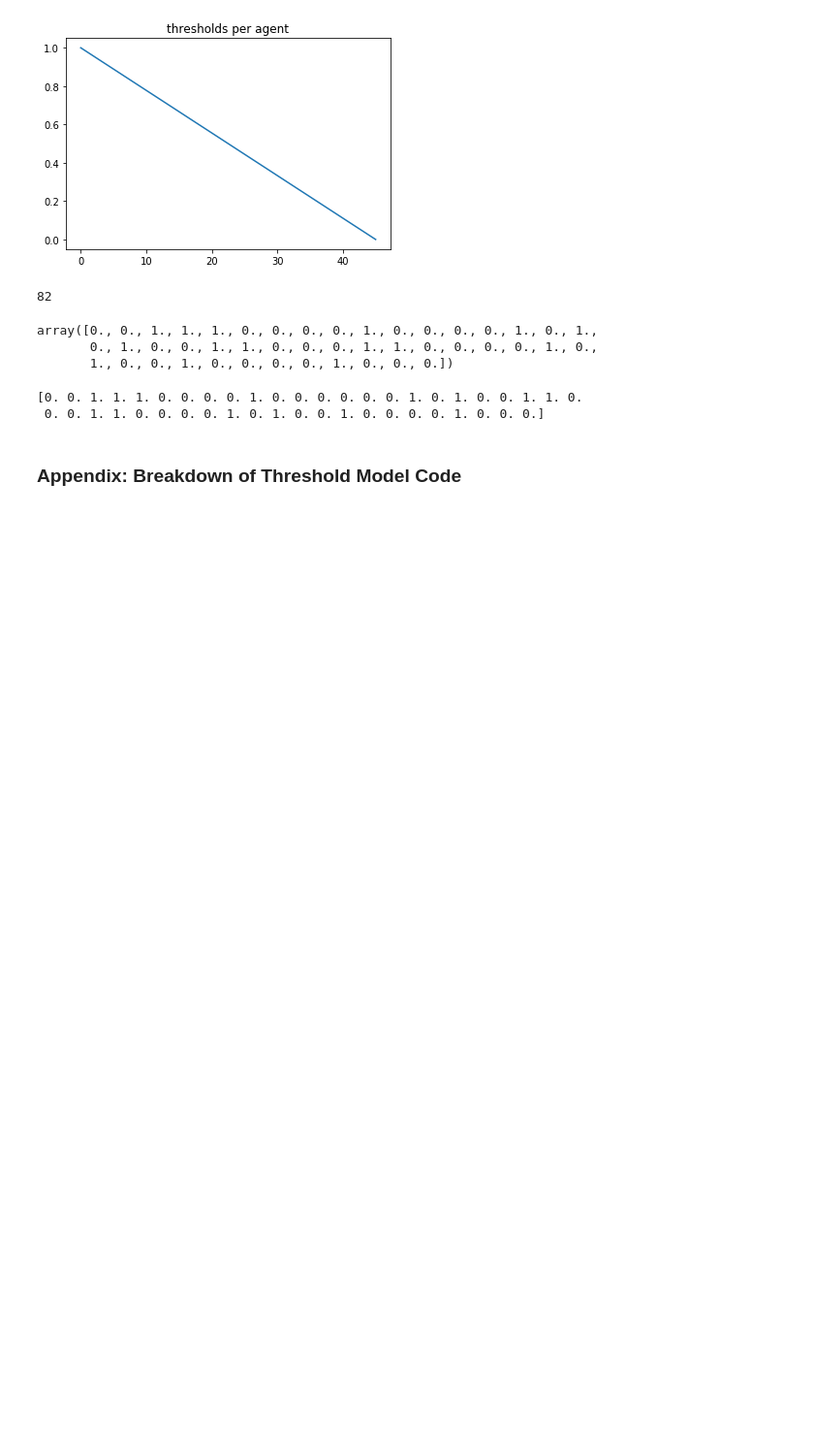
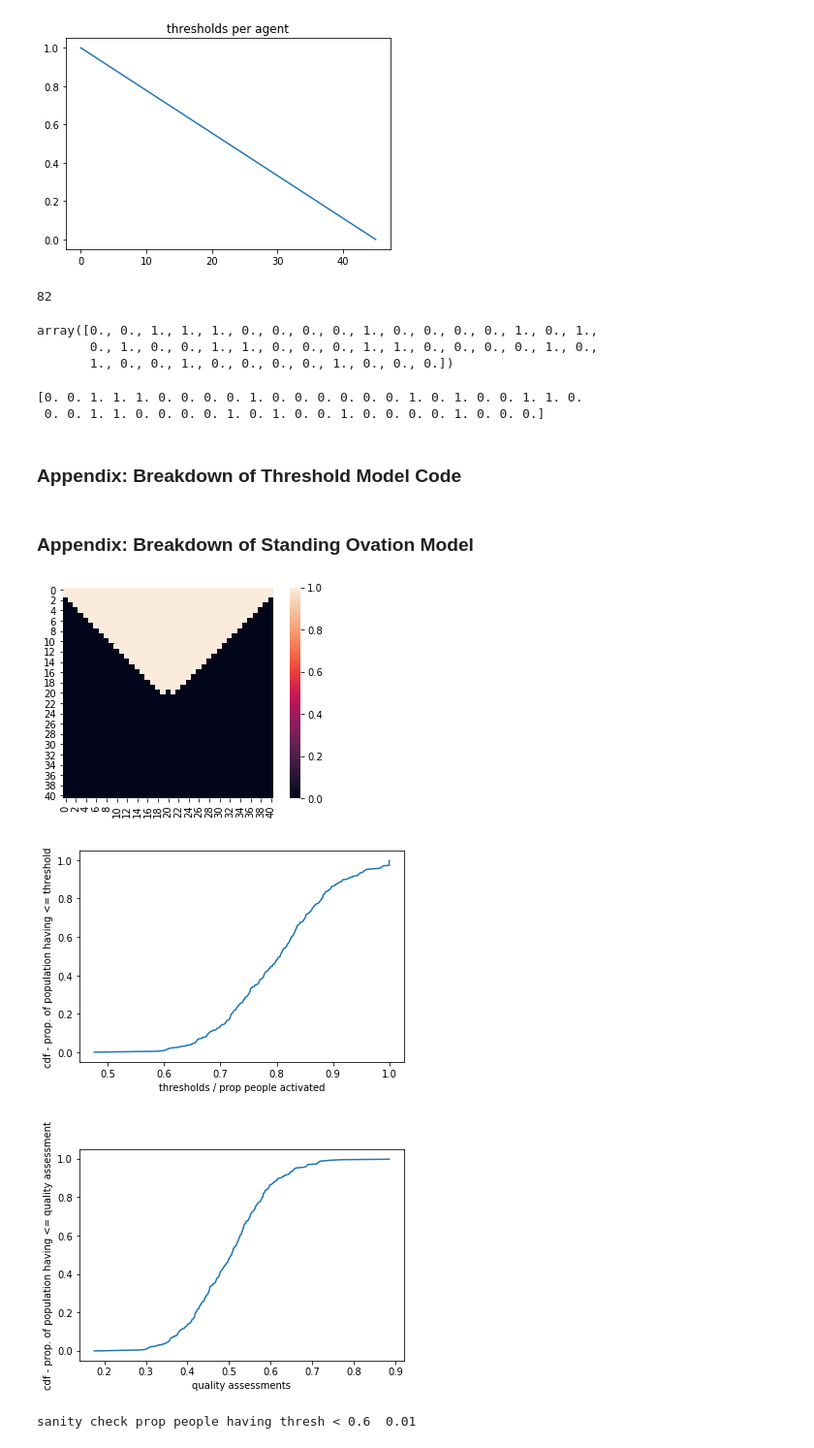
Before and after one commit to PrinceJavier/phdds_segregation_peer_effects, a Jupyter notebook: Appendix_Code _Breakdown.ipynb, the cells around one changed output. Shown: that part at 97% size. Saved outputs shown, nothing was run; the diff lists cells and outputs as text; code cells hidden in the pictures; blank space fills up the shorter version.

Commit message:
standing ovation done

```diff
--- a/Appendix_Code _Breakdown.ipynb
+++ b/Appendix_Code _Breakdown.ipynb
@@ -787,3 +787,59 @@ def run_thresh_sim(neighborhood, props, thresh, new_dir):
     imageio.mimsave(f'{new_dir}/movie.gif', images)
 
     return rs
+# %% [markdown]
+### Appendix: Breakdown of Standing Ovation Model
+# %%
+# parameters
+n = 20 # we make a grid of n x n individuals who are either activated or not
+q_thresh = 0.5 # quality threshold
+
+# then we check activation from peer pressure
+# this is the cone of vision pattern around each agent
+# the agent is at the center
+# If we want some information leakage from the back, we may indicate with 1s
+# should be (2n + 1) * (2n + 1) so it's odd and even if we get the user at the back, the user can still see the stage
+
+kernel = np.zeros(shape=(2*n + 1, 2*n + 1))
+plt.imshow(kernel)
+for i in range(2*n+1):
+    for j in range(2*n+1):
+        if i <= n and j >= i -1 and j <= -i + 2*n+1:
+            kernel[i, j] = 1
+# we then exclude the middle
+kernel[n, n] = 0
+
+sns.heatmap(kernel, annot=False)
+plt.show()
+
+# peer pressure threshold parameters
+p_mean, p_stdev = 0.8, 0.1
+# quality assessment values distribution params
+q_mean, q_stdev = 0.5, 0.1
+
+# For visualization purposes
+# This is calculated in the function
+# generate thresholds
+props = np.arange(0, 1, 1/(n**2)) # agents are indices, value is the (cumulative proportion)
+p_thresh = norm_dist(props, mean=p_mean, stdev=p_stdev) # agents are indices thresholds for peer pressure
+
+# quality assessment
+q_assess = norm_dist(props, mean=q_mean, stdev=q_stdev) # agents are indices thresholds for peer pressure
+
+plt.plot(p_thresh, props)
+plt.xlabel('thresholds / prop people activated')
+plt.ylabel('cdf - prop. of population having <= threshold')
+plt.show()
+
+plt.plot(q_assess, props)
+plt.xlabel('quality assessments')
+plt.ylabel('cdf - prop. of population having <= quality assessment')
+plt.show()
+
+# sanity check
+print('sanity check prop people having thresh < 0.6 ',sum(p_thresh<0.6)/len(p_thresh))
+# %% [output]
+[figure, added]
+[figure, added]
+[figure, added]
+sanity check prop people having thresh < 0.6  0.01
```
Also changed, not shown: parts of 6 cells of this notebook, 1 other file.
